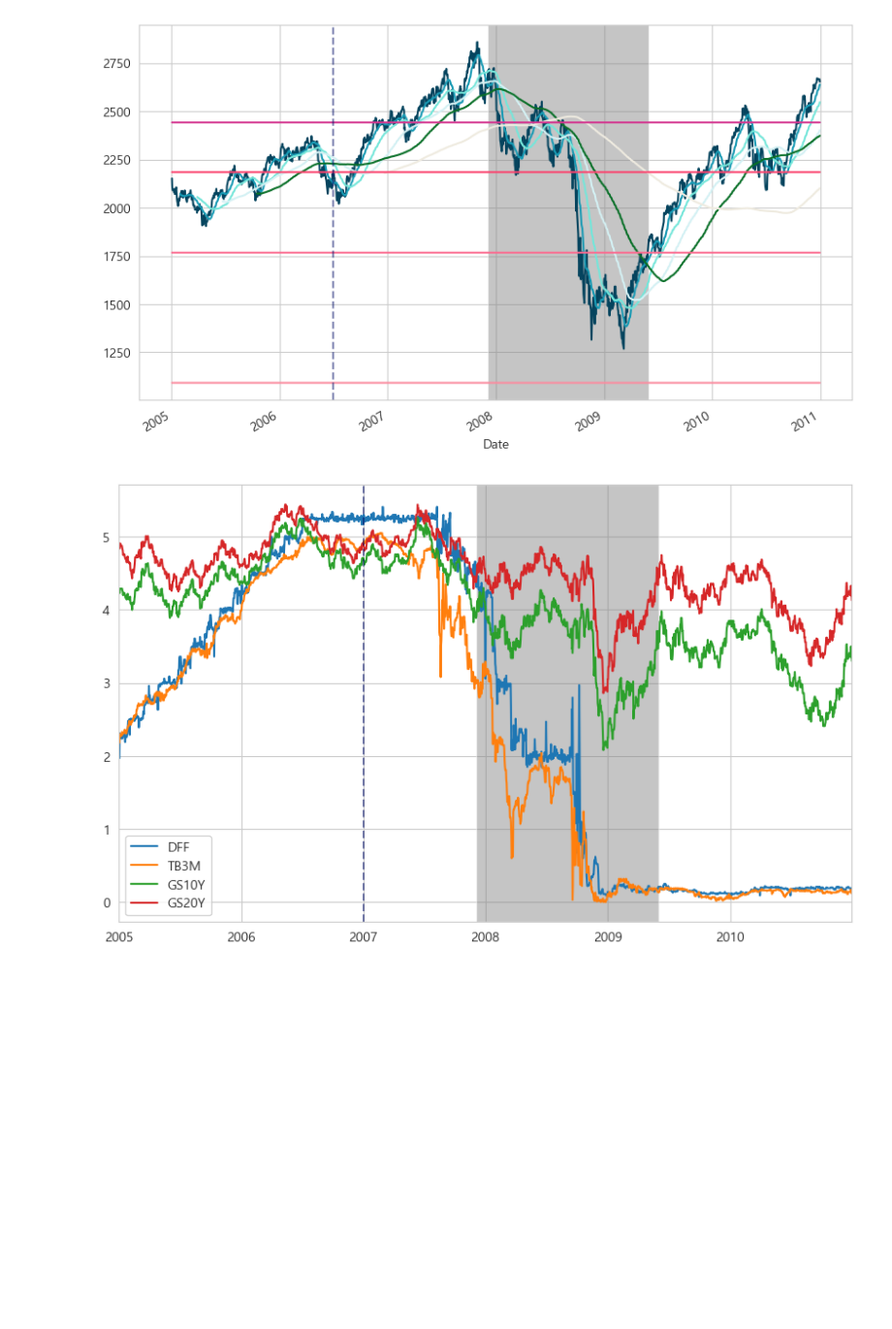
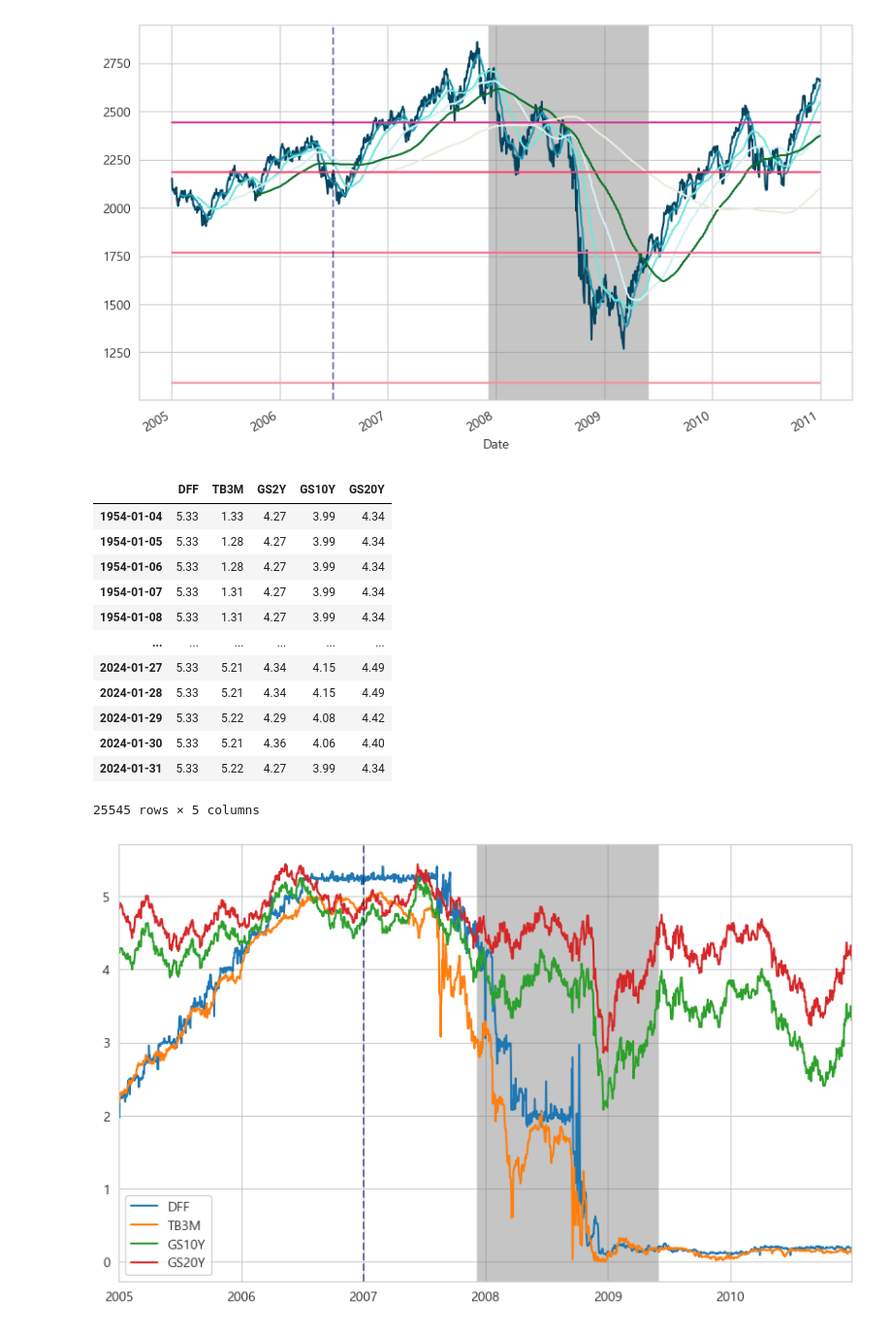
Before and after one commit to sdjhs0327/ws_fn, a Jupyter notebook: analytics/01_01_shock_case_study.ipynb, the cells around one changed output. Shown at 97% size. Saved outputs shown, nothing was run; the diff lists cells and outputs as text; code cells hidden in the pictures; blank space fills up the shorter version.

```diff
--- a/analytics/01_01_shock_case_study.ipynb
+++ b/analytics/01_01_shock_case_study.ipynb
@@ -255,6 +255,22 @@ plt.axvline(x = '2006-07-01', color = '#000C66', linestyle = '--', alpha = 0.5)
 plt.show()
 # %% [output]
 [figure]
+# %%
+rate_df
+# %% [output]
+|  | DFF | TB3M | GS2Y | GS10Y | GS20Y |
+| 1954-01-04 | 5.33 | 1.33 | 4.27 | 3.99 | 4.34 |
+| 1954-01-05 | 5.33 | 1.28 | 4.27 | 3.99 | 4.34 |
+| 1954-01-06 | 5.33 | 1.28 | 4.27 | 3.99 | 4.34 |
+| 1954-01-07 | 5.33 | 1.31 | 4.27 | 3.99 | 4.34 |
+| 1954-01-08 | 5.33 | 1.31 | 4.27 | 3.99 | 4.34 |
+| ... | ... | ... | ... | ... | ... |
+| 2024-01-27 | 5.33 | 5.21 | 4.34 | 4.15 | 4.49 |
+| 2024-01-28 | 5.33 | 5.21 | 4.34 | 4.15 | 4.49 |
+| 2024-01-29 | 5.33 | 5.22 | 4.29 | 4.08 | 4.42 |
+| 2024-01-30 | 5.33 | 5.21 | 4.36 | 4.06 | 4.40 |
+| 2024-01-31 | 5.33 | 5.22 | 4.27 | 3.99 | 4.34 |
+25545 rows × 5 columns
 # %%
 rate_df["2005":"2010"][['DFF', 'TB3M', 'GS10Y', 'GS20Y']].plot()
 plt.axvspan('2007-12-04', '2009-06-01', facecolor='gray', alpha=0.45)
```
Also changed, not shown: parts of 10 cells of this notebook.
